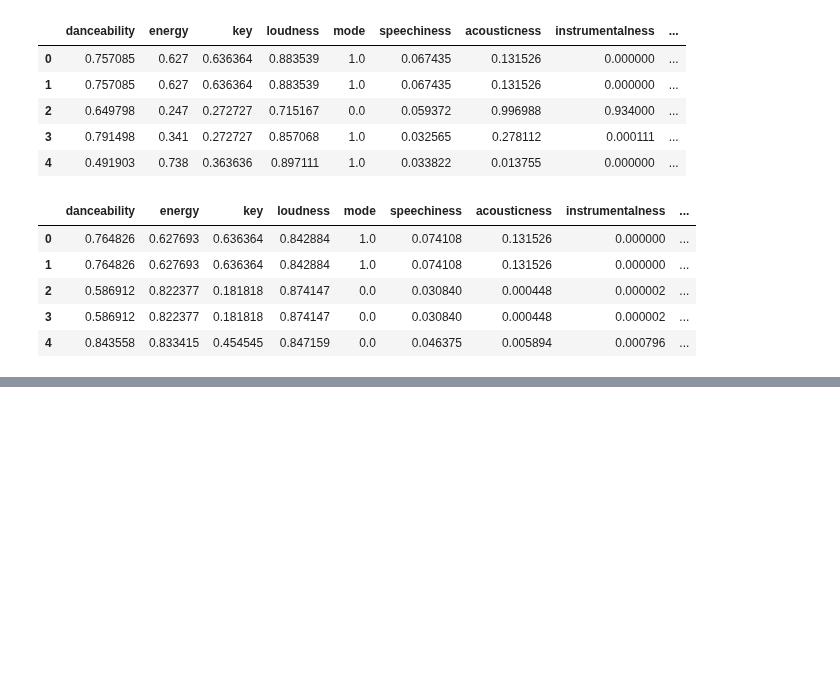
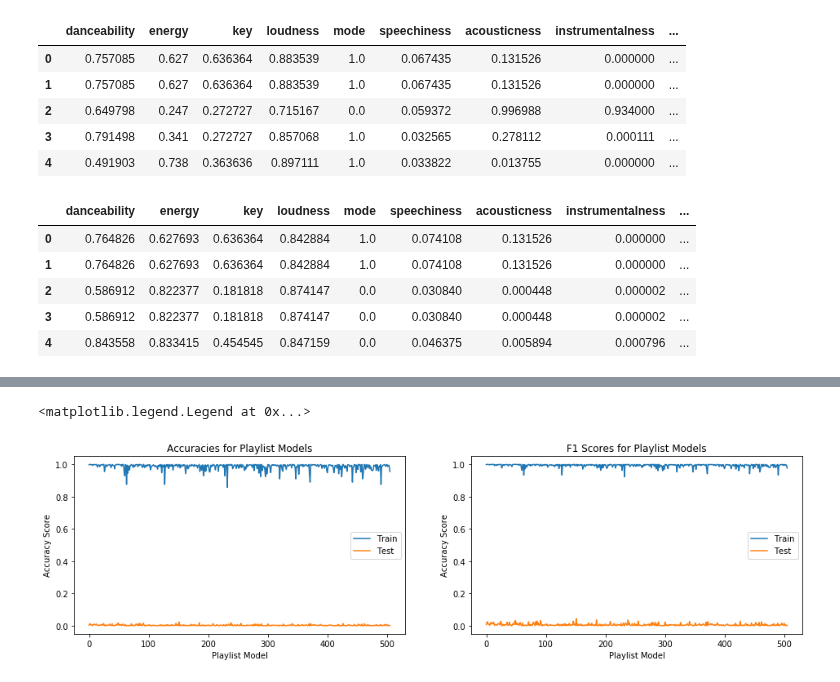
Before and after one commit to spotted-d/spotify-project, a Jupyter notebook: notebooks/emily_milestone_4.ipynb, the cells around one changed output, grey strips where cells are left out. Cells and saved outputs as stored; diff of their text form; code cells hidden in the pictures; blank space fills up the shorter version.

```diff
--- a/notebooks/emily_milestone_4.ipynb
+++ b/notebooks/emily_milestone_4.ipynb
@@ -256,10 +254,6 @@ display(X_test_df.head())
 | 4 | 0.843558 | 0.833415 | 0.454545 | 0.847159 | 0.0 | 0.046375 | 0.005894 | 0.000796 | ... |
 # %%
 # We'll store the regression model for each playlist, along with its accuracy score as tuple
-
-X_COLUMNS = ['danceability', 'energy', 'key', 'loudness', 'mode', 'speechiness',
-            'acousticness', 'instrumentalness', 'liveness', 'valence', 'tempo',
-            'duration_ms', 'time_signature']
 
 def run_logistic_regression(X_train, y_train, X_test, y_test, playlists):
 
@@ -274,7 +268,7 @@ def run_logistic_regression(X_train, y_train, X_test, y_test, playlists):
             # First, grab all items that are in a given playlist and add that to the
             # final downsampled set
             in_playlist = training_set[training_set[playlist_index] == 1]
-            not_in_playlist = training_set[training_set[playlist_index] == 0].sample()
+            not_in_playlist = training_set[training_set[playlist_index] == 0].sample(len(in_playlist))
 
             downsampled = pd.concat([in_playlist, not_in_playlist])
 
@@ -282,7 +276,7 @@ def run_logistic_regression(X_train, y_train, X_test, y_test, playlists):
             y_train_ds = downsampled[playlists]
 
             # Includes regularization by default
-            logistic_reg = LogisticRegression()
+            logistic_reg = LogisticRegressionCV(max_iter=1000, penalty="l1", solver="liblinear")
             logistic_reg.fit(X_train_ds, y_train_ds[playlist_index])
 
             # Now, predict
@@ -333,0 +325,28 @@ plt.plot()
+# %%
+fig, ax = plt.subplots(1,2, figsize=(16,4))
+
+model_index = range(0, len(lr_models))
+train_accuracies = [m["train_accuracy"] for m in lr_models]
+test_accuracies = [m["test_accuracy"] for m in lr_models]
+train_f1s = [m["train_f1"] for m in lr_models]
+test_f1s = [m["test_f1"] for m in lr_models]
+
+ax[0].plot(model_index, train_accuracies, label="Train")
+ax[0].plot(model_index, test_accuracies, label="Test")
+ax[0].set_title("Accuracies for Playlist Models")
+ax[0].set_xlabel("Playlist Model")
+ax[0].set_ylabel("Accuracy Score")
+ax[0].legend()
+
+ax[1].plot(model_index, train_f1s, label="Train")
+ax[1].plot(model_index, test_f1s, label="Test")
+ax[1].set_title("F1 Scores for Playlist Models")
+ax[1].set_xlabel("Playlist Model")
+ax[1].set_ylabel("Accuracy Score")
+ax[1].legend()
+
+# This demonstrates the clear inability for logistic regression to classify songs as to whether or not they belong
+# within a playlist
+# %% [output]
+<matplotlib.legend.Legend at 0x...>
+[figure, added]
```
Also changed, not shown: parts of 3 cells of this notebook.
